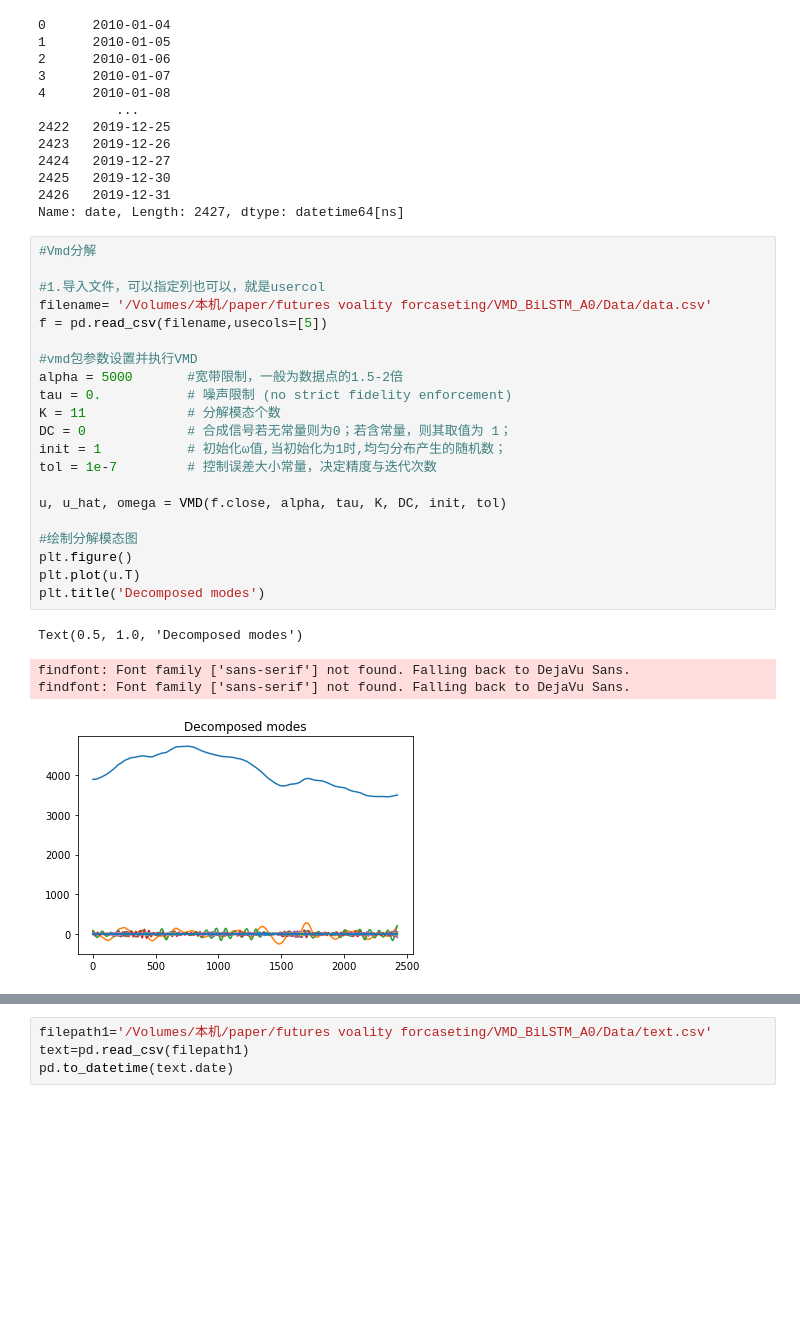
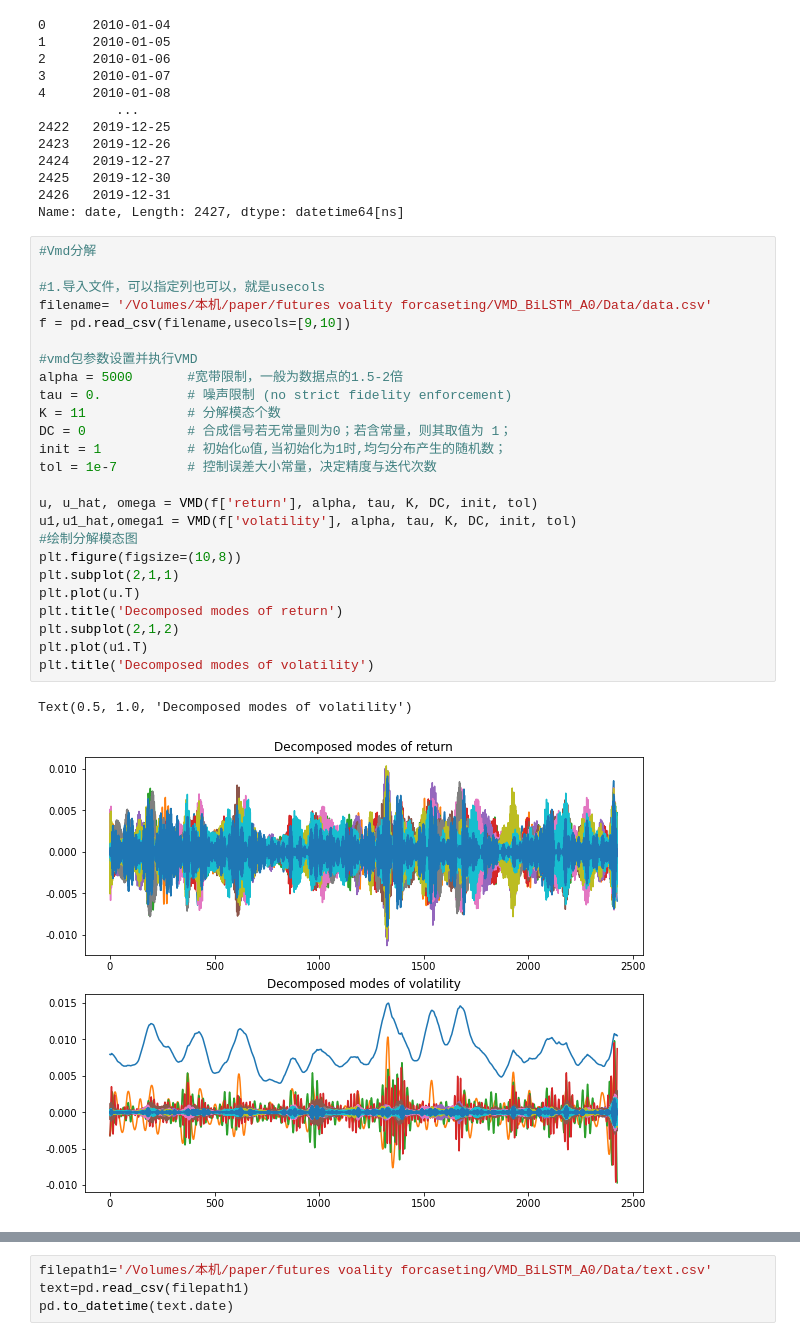
Before and after one commit to JAYING-L/forecast, a Jupyter notebook: VMD_Bilstm_A0.ipynb, the cells around one changed output, grey strips where cells are left out. Drawn from its saved outputs; the diff is of its cells as text; blank space fills up the shorter version.

```diff
--- a/VMD_Bilstm_A0.ipynb
+++ b/VMD_Bilstm_A0.ipynb
@@ -37,28 +37,30 @@ Name: date, Length: 2427, dtype: datetime64[ns]
 # %%
 #Vmd分解
 
-#1.导入文件，可以指定列也可以，就是usercol
+#1.导入文件，可以指定列也可以，就是usecols
 filename= '/Volumes/本机/paper/futures voality forcaseting/VMD_BiLSTM_A0/Data/data.csv'
-f = pd.read_csv(filename,usecols=[5])
+f = pd.read_csv(filename,usecols=[9,10])
 
 #vmd包参数设置并执行VMD
 alpha = 5000       #宽带限制，一般为数据点的1.5-2倍
 tau = 0.           # 噪声限制 (no strict fidelity enforcement)
 K = 11             # 分解模态个数
 DC = 0             # 合成信号若无常量则为0；若含常量，则其取值为 1；
 init = 1           # 初始化ω值,当初始化为1时,均匀分布产生的随机数；
 tol = 1e-7         # 控制误差大小常量，决定精度与迭代次数
 
-u, u_hat, omega = VMD(f.close, alpha, tau, K, DC, init, tol)
-
+u, u_hat, omega = VMD(f['return'], alpha, tau, K, DC, init, tol)
+u1,u1_hat,omega1 = VMD(f['volatility'], alpha, tau, K, DC, init, tol)
 #绘制分解模态图
-plt.figure()
+plt.figure(figsize=(10,8))
+plt.subplot(2,1,1)
 plt.plot(u.T)
-plt.title('Decomposed modes')
+plt.title('Decomposed modes of return')
+plt.subplot(2,1,2)
+plt.plot(u1.T)
+plt.title('Decomposed modes of volatility')
 # %% [output]
-Text(0.5, 1.0, 'Decomposed modes')
+Text(0.5, 1.0, 'Decomposed modes of volatility')
-findfont: Font family ['sans-serif'] not found. Falling back to DejaVu Sans.
-findfont: Font family ['sans-serif'] not found. Falling back to DejaVu Sans.
-[figure, old version]
+[figure, new version]
 # %%
 #未分解前的图
```
Also changed, not shown: parts of 7 cells of this notebook.
